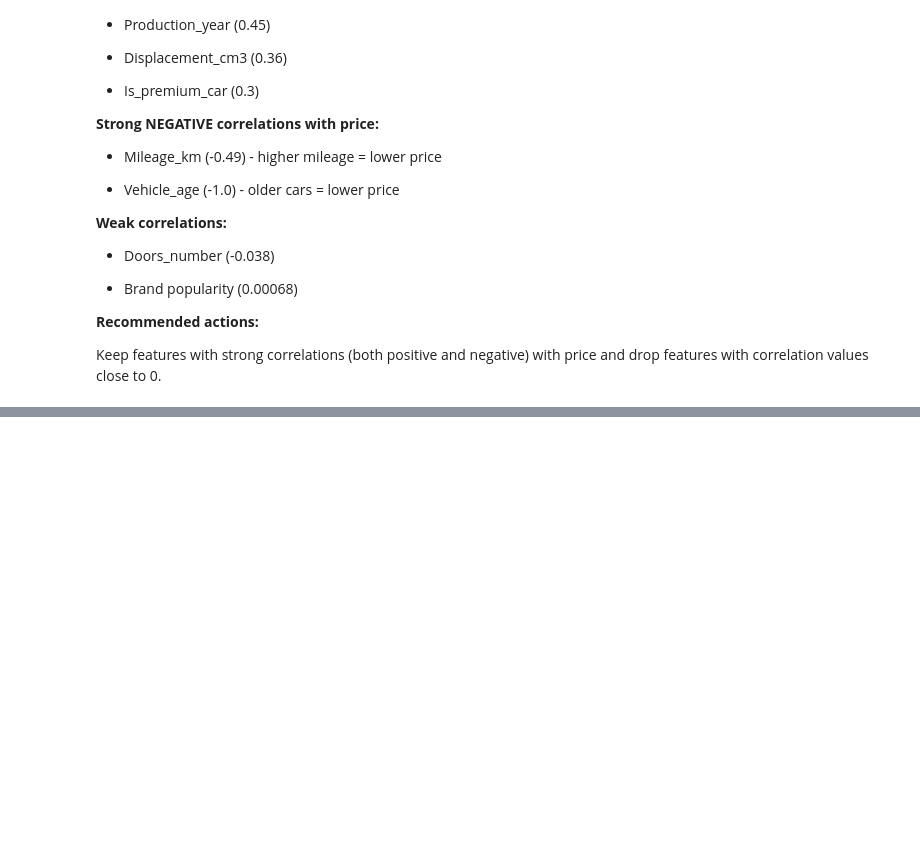
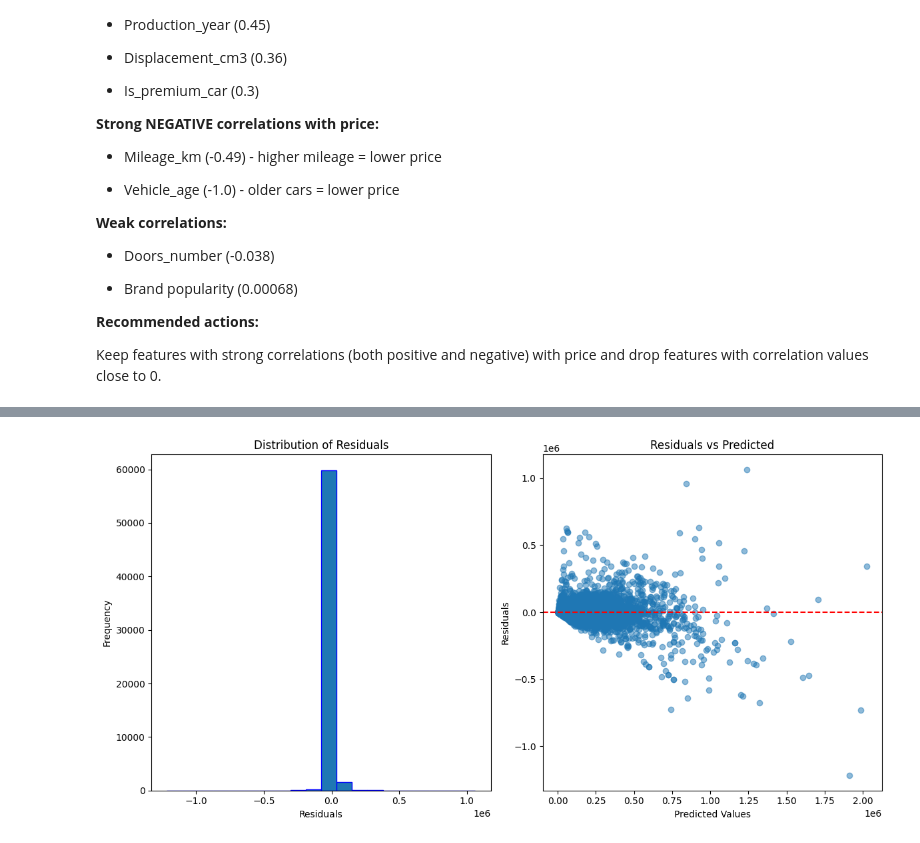
Before and after one commit to Przemsonn05/Cars-Price-Prediction-in-Poland, a Jupyter notebook: notebooks/cars_price_prediction.ipynb, the cells around one changed output, grey strips where cells are left out. Cells and saved outputs as stored; diff of their text form; code cells hidden in the pictures; blank space fills up the shorter version.

```diff
--- a/notebooks/cars_price_prediction.ipynb
+++ b/notebooks/cars_price_prediction.ipynb
@@ -530,0 +595,5 @@ X_train, X_test, y_train, y_test = train_test_split(X, y, test_size=0.3 ,random_
+# %%
+y_train_log = np.log1p(y_train)
+y_test_log = np.log1p(y_test)
+# %%
+grid_log.fit(X_train, y_train_log)
@@ -530,0 +637,6 @@ X_train, X_test, y_train, y_test = train_test_split(X, y, test_size=0.3 ,random_
+# %%
+#Best Lineear Regression Model
+best_lin = grid_log.best_estimator_
+# %%
+log_pred_log = best_lin.predict(X_test)
+log_pred = np.expm1(log_pred_log)
@@ -530,0 +668,25 @@ X_train, X_test, y_train, y_test = train_test_split(X, y, test_size=0.3 ,random_
+# %%
+residuals = y_test - log_pred
+
+plt.figure(figsize=(12, 6))
+plt.subplot(1, 2, 1)
+
+#Histogram residuals
+plt.hist(residuals, bins=20, edgecolor='blue')
+plt.xlabel('Residuals')
+plt.ylabel('Frequency')
+plt.title('Distribution of Residuals')
+
+#Residuals vs predicted
+plt.subplot(1, 2, 2)
+plt.scatter(log_pred, residuals, alpha=0.5)
+plt.axhline(y=0, color='r', linestyle='--')
+plt.xlabel('Predicted Values')
+plt.ylabel('Residuals')
+plt.title('Residuals vs Predicted')
+
+plt.tight_layout()
+plt.savefig('../images/Histogram_residuals_and_scatterplot', dpi=300, bbox_inches='tight')
+plt.show()
+# %% [output]
+[figure, added]
```
Also changed, not shown: parts of 24 cells of this notebook.
